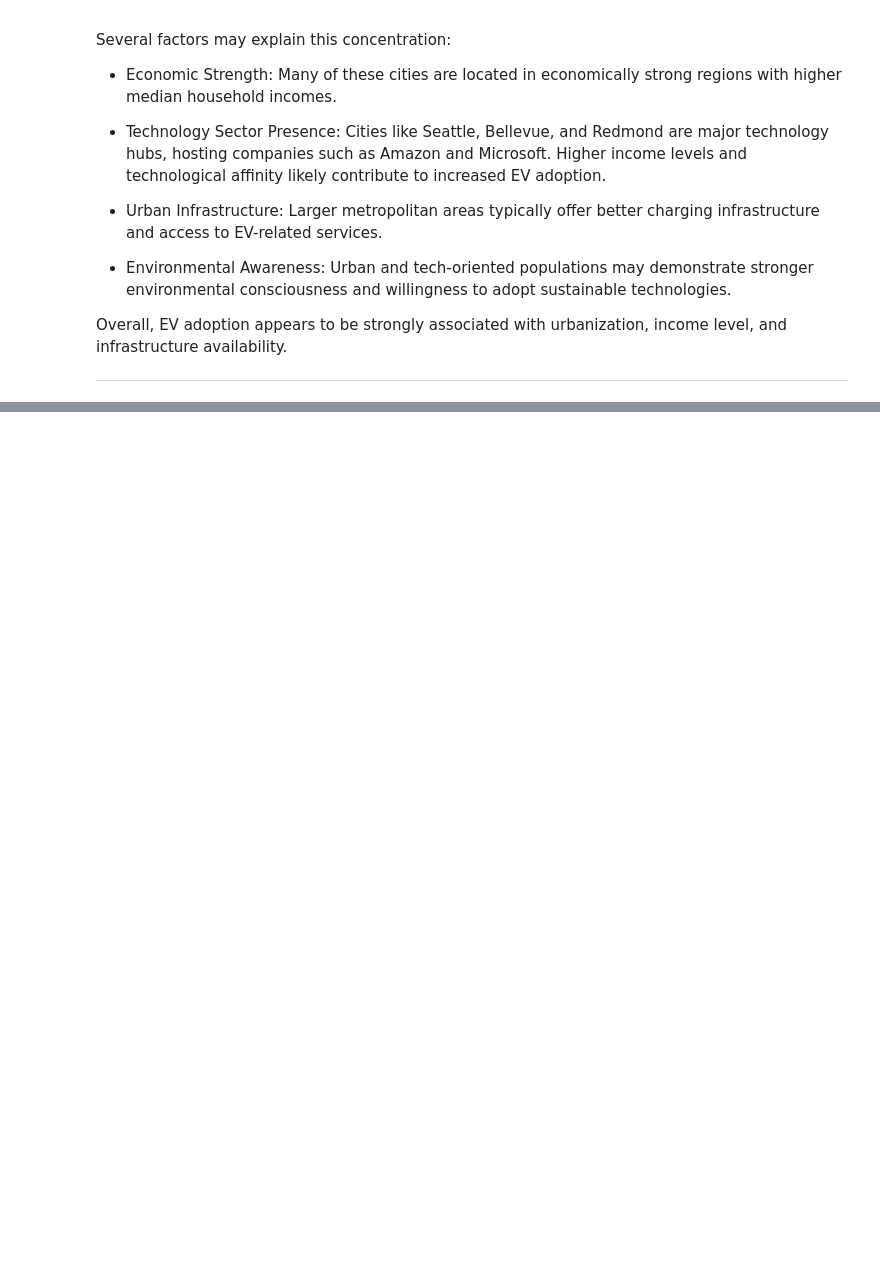
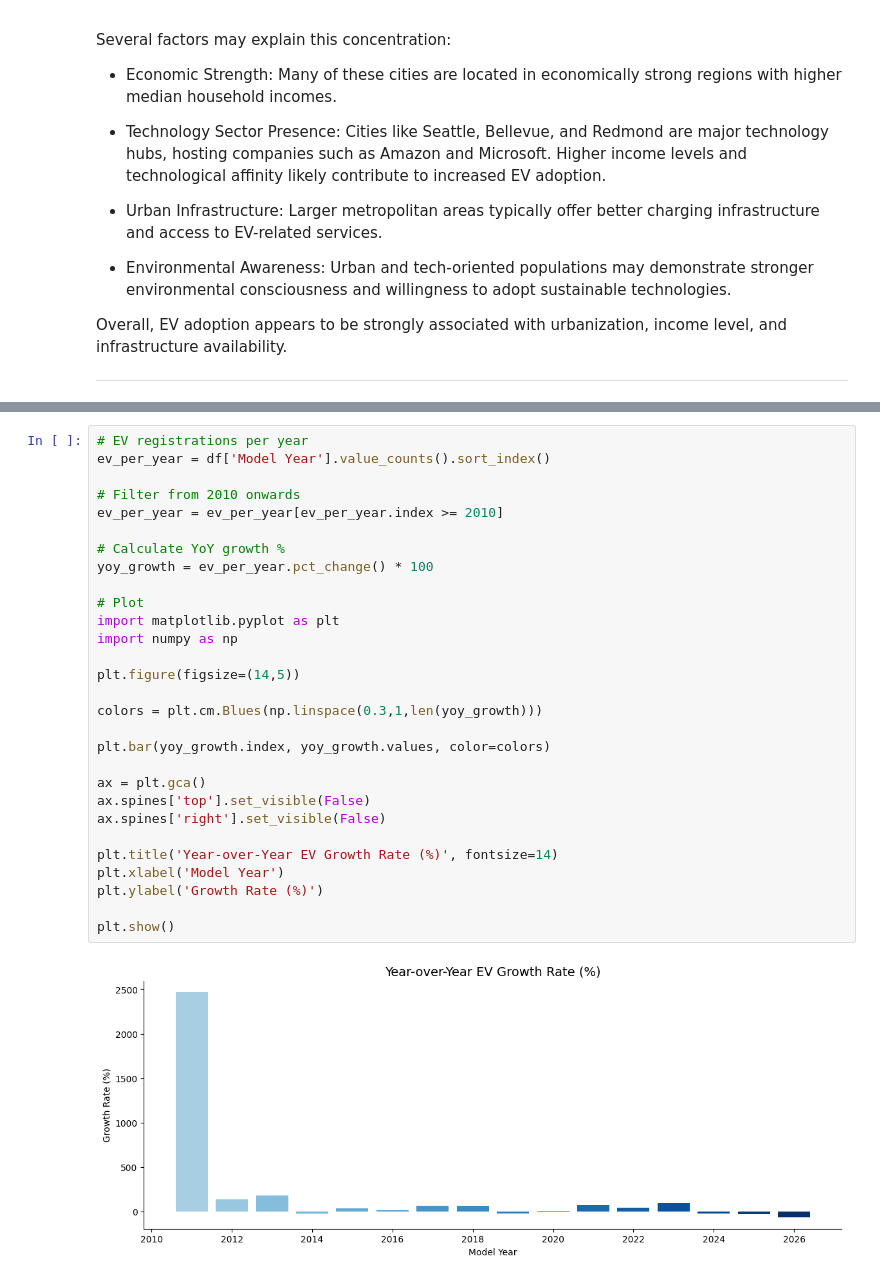
Before and after one commit to nawarfathi/electric-vehicle-analysis1, a Jupyter notebook: EV.ipynb, the cells around one changed output, grey strips where cells are left out. Drawn from its saved outputs; the diff is of its cells as text; blank space fills up the shorter version.

```diff
--- a/EV.ipynb
+++ b/EV.ipynb
@@ -2394,0 +2387,31 @@ df
+# %%
+# EV registrations per year
+ev_per_year = df['Model Year'].value_counts().sort_index()
+
+# Filter from 2010 onwards
+ev_per_year = ev_per_year[ev_per_year.index >= 2010]
+
+# Calculate YoY growth %
+yoy_growth = ev_per_year.pct_change() * 100
+
+# Plot
+import matplotlib.pyplot as plt
+import numpy as np
+
+plt.figure(figsize=(14,5))
+
+colors = plt.cm.Blues(np.linspace(0.3,1,len(yoy_growth)))
+
+plt.bar(yoy_growth.index, yoy_growth.values, color=colors)
+
+ax = plt.gca()
+ax.spines['top'].set_visible(False)
+ax.spines['right'].set_visible(False)
+
+plt.title('Year-over-Year EV Growth Rate (%)', fontsize=14)
+plt.xlabel('Model Year')
+plt.ylabel('Growth Rate (%)')
+
+plt.show()
+# %% [output]
+[figure, added]
```
Also changed, not shown: parts of 44 cells of this notebook.
